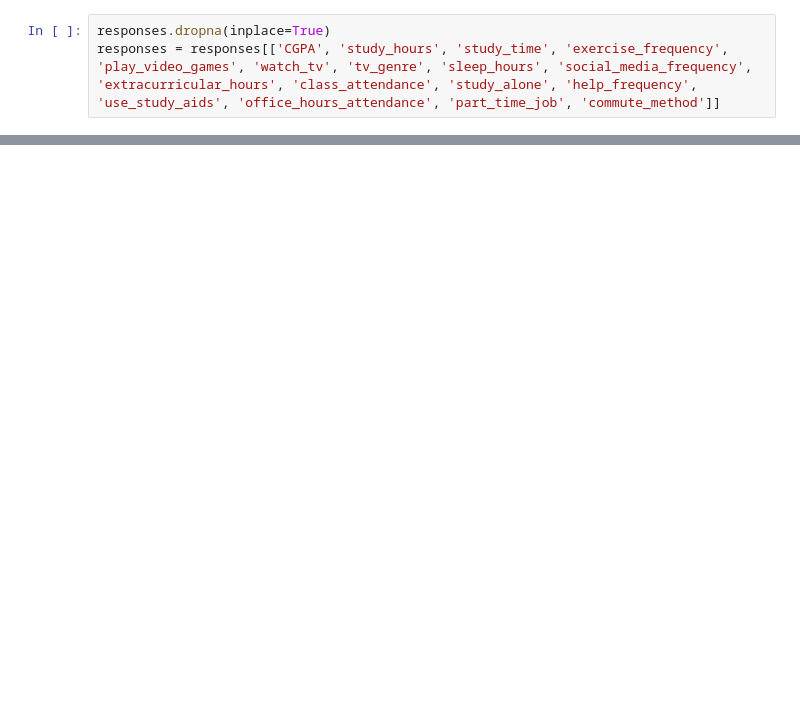
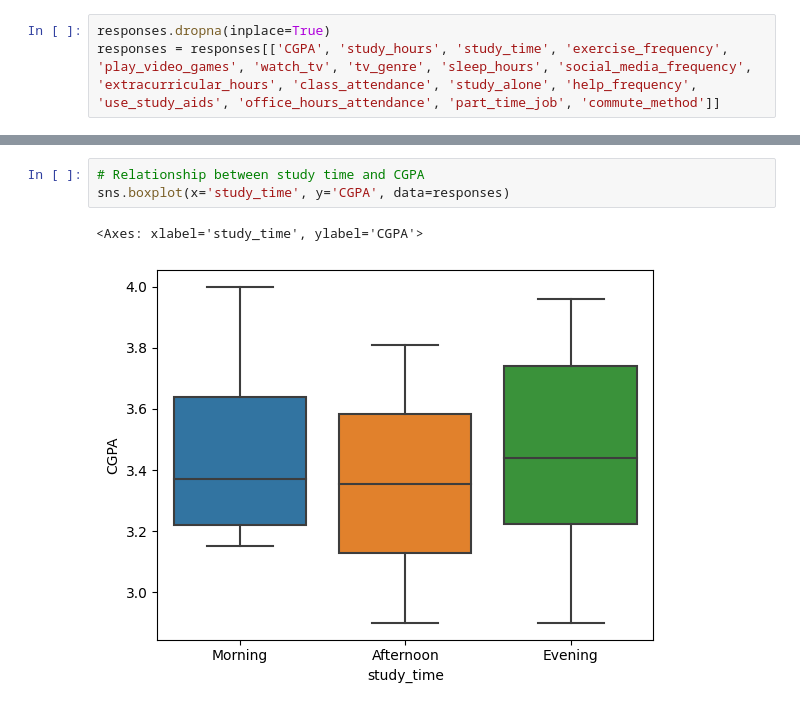
Before and after one commit to masumhasan/PerformanceFactor, a Jupyter notebook: stat.ipynb, the cells around one changed output, grey strips where cells are left out. Drawn from its saved outputs; the diff is of its cells as text; blank space fills up the shorter version.

```diff
--- a/stat.ipynb
+++ b/stat.ipynb
@@ -81,0 +83,6 @@ plt.show()
+# %%
+# Relationship between study time and CGPA
+sns.boxplot(x='study_time', y='CGPA', data=responses)
+# %% [output]
+<Axes: xlabel='study_time', ylabel='CGPA'>
+[figure, added]
```
Also changed, not shown: parts of 13 cells of this notebook, 1 other file.
